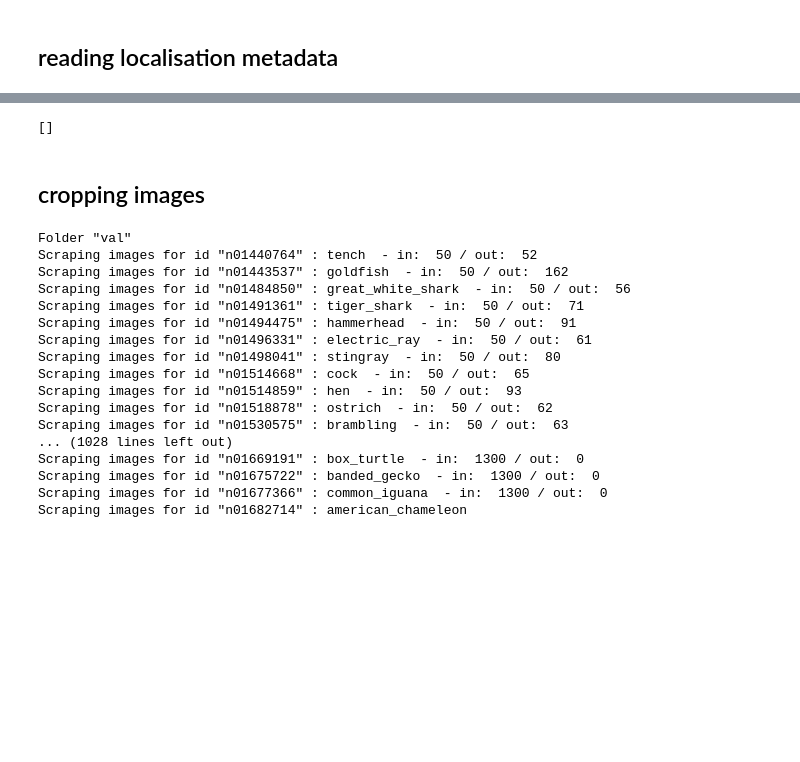
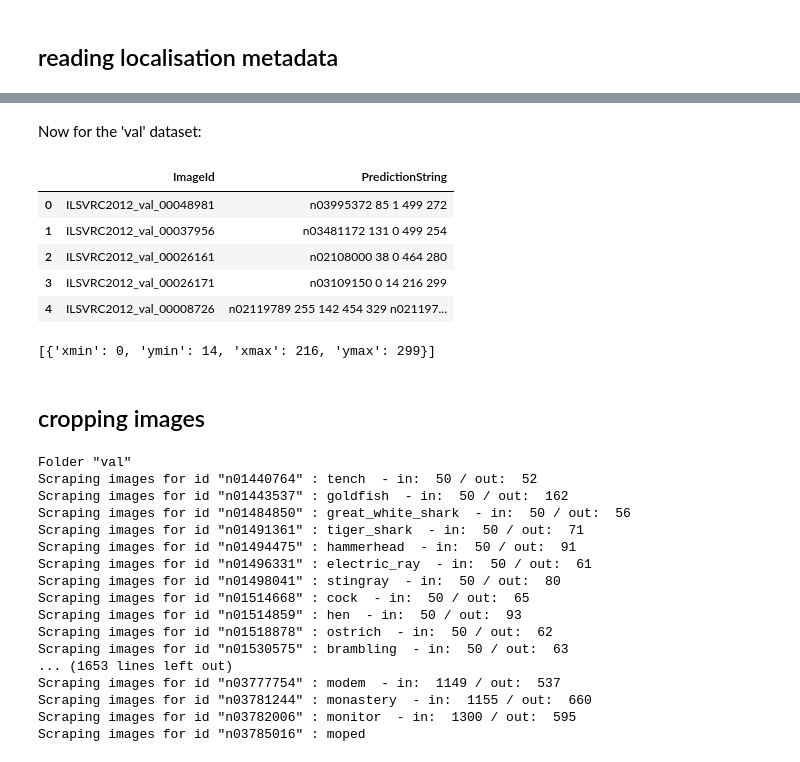
Before and after one commit to bicv/Retinotopy, a Jupyter notebook: 05_imagenet_boxes_dataset.ipynb, the cells around one changed output, grey strips where cells are left out. Drawn from its saved outputs; the diff is of its cells as text; code cells hidden in the pictures; blank space fills up the shorter version.

```diff
--- a/05_imagenet_boxes_dataset.ipynb
+++ b/05_imagenet_boxes_dataset.ipynb
@@ -58,7 +61,20 @@ def get_boxes(df, value):
+# %% [markdown]
+Now for the 'val' dataset:
+# %%
+with open(f'{DATAROOT}/LOC_val_solution.csv', 'r') as csv_file:
+    df_data = pd.read_csv(csv_file)
+df_data.head()
+# %% [output]
+|  | ImageId | PredictionString |
+| 0 | ILSVRC2012_val_00048981 | n03995372 85 1 499 272 |
+| 1 | ILSVRC2012_val_00037956 | n03481172 131 0 499 254 |
+| 2 | ILSVRC2012_val_00026161 | n02108000 38 0 464 280 |
+| 3 | ILSVRC2012_val_00026171 | n03109150 0 14 216 299 |
+| 4 | ILSVRC2012_val_00008726 | n02119789 255 142 454 329 n021197... |
 # %%
-get_boxes(df_data, 'n02099849_2300')
+get_boxes(df_data, 'ILSVRC2012_val_00026171')
 # %% [output]
-[]
+[{'xmin': 0, 'ymin': 14, 'xmax': 216, 'ymax': 299}]
 # %%
 def clean_list(list_dir, patterns=['.DS_Store', '.ipynb_checkpoints']):
     for pattern in patterns:
@@ -88,12 +104,12 @@ for folder in args.folders :
     os.makedirs(boxes_folder, exist_ok=True)
 
     # second level
-    with open(args.annotations, 'r') as csv_file:
+    with open(f'{DATAROOT}/LOC_{folder}_solution.csv', 'r') as csv_file:
         df_data = pd.read_csv(csv_file)
-    for i_img, img_id in enumerate(Imagenet_urls_ILSVRC_2016):
-        print(f'Scraping images for id \"{img_id}\" : {labels[i_img]} ', end='')
-        target_folder = os.path.join(boxes_folder, img_id)
-        img_source_folder = os.path.join(source_folder, img_id)
+    for i_label, label_id in enumerate(Imagenet_urls_ILSVRC_2016):
+        print(f'Scraping images for id \"{label_id}\" : {labels[i_label]} ', end='')
+        img_source_folder = os.path.join(source_folder, label_id)
+        target_folder = os.path.join(boxes_folder, label_id)
         if not os.path.isdir(target_folder):
             os.makedirs(target_folder, exist_ok=True)
             for imgs in  clean_list(os.listdir(img_source_folder)):
@@ -126,8 +142,8 @@ Scraping images for id "n01514668" : cock  - in:  50 / out:  65
 Scraping images for id "n01514859" : hen  - in:  50 / out:  93
 Scraping images for id "n01518878" : ostrich  - in:  50 / out:  62
 Scraping images for id "n01530575" : brambling  - in:  50 / out:  63
-... (1028 lines left out)
-Scraping images for id "n01669191" : box_turtle  - in:  1300 / out:  0
-Scraping images for id "n01675722" : banded_gecko  - in:  1300 / out:  0
-Scraping images for id "n01677366" : common_iguana  - in:  1300 / out:  0
-Scraping images for id "n01682714" : american_chameleon
+... (1653 lines left out)
+Scraping images for id "n03777754" : modem  - in:  1149 / out:  537
+Scraping images for id "n03781244" : monastery  - in:  1155 / out:  660
+Scraping images for id "n03782006" : monitor  - in:  1300 / out:  595
+Scraping images for id "n03785016" : moped
```
Also changed, not shown: parts of 8 cells of this notebook, 7 other files.
